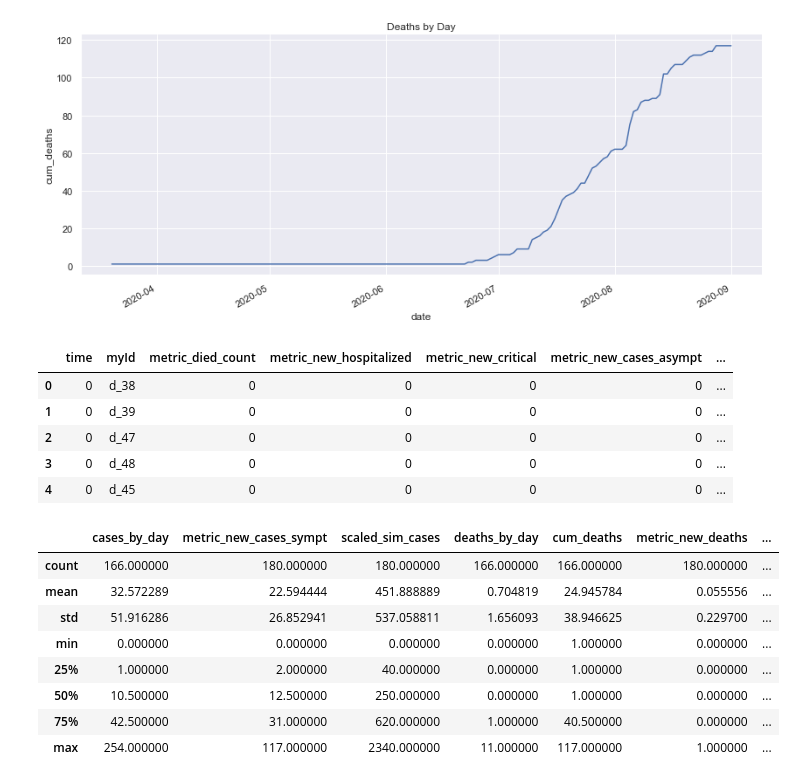
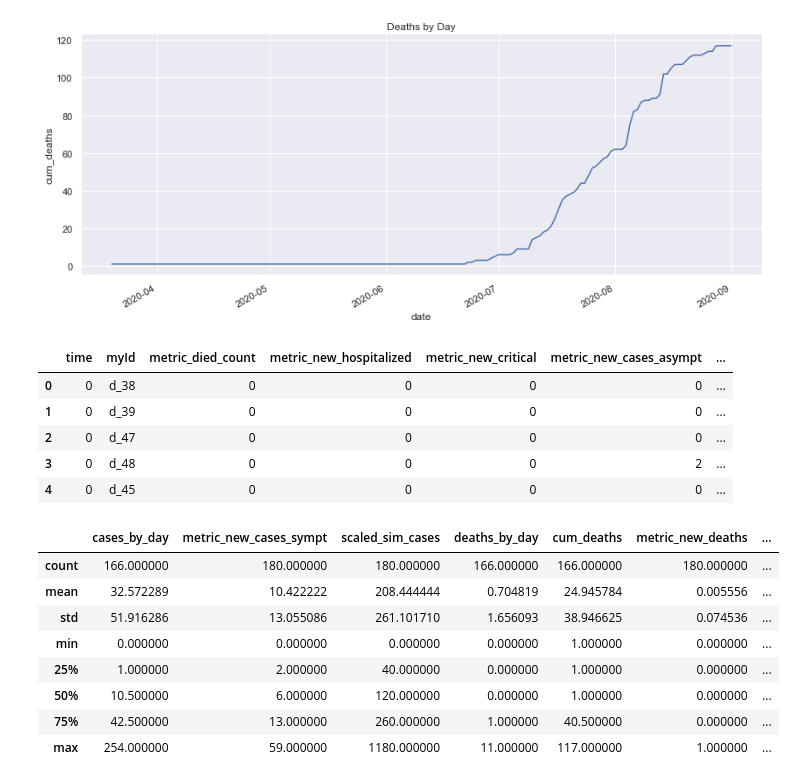
Before and after one commit to dime-worldbank/Disease-Modelling-SSA, a Jupyter notebook: notebooks/Comparisons_sa_v2.ipynb, the cells around one changed output. Drawn from its saved outputs; the diff is of its cells as text; code cells hidden in the pictures.

```diff
--- a/notebooks/Comparisons_sa_v2.ipynb
+++ b/notebooks/Comparisons_sa_v2.ipynb
@@ -52,7 +52,7 @@ Please note that it is TAB DELIMITED - if your data is not, then you will need t
 
 
 # read and clean the data
-results_filename = (path_output+'exportMe9927_03_180_swdata_server_v2.txt')
+results_filename = (path_output+'exportMe9927_03_180_swdata_server_v3.txt')
 r_data = pd.read_csv(results_filename, sep='\t')
 r_data['districtId'] = [int(str(x).split('_')[1]) for x in r_data["myId"]] # she is renaming districtid myId
 r_data.head()
@@ -226,7 +232,7 @@ r_data.head()
 | 0 | 0 | d_38 | 0 | 0 | 0 | 0 | ... |
 | 1 | 0 | d_39 | 0 | 0 | 0 | 0 | ... |
 | 2 | 0 | d_47 | 0 | 0 | 0 | 0 | ... |
-| 3 | 0 | d_48 | 0 | 0 | 0 | 0 | ... |
+| 3 | 0 | d_48 | 0 | 0 | 0 | 2 | ... |
 | 4 | 0 | d_45 | 0 | 0 | 0 | 0 | ... |
 # %%
 # create the national cases and cumulative deaths by day equivalent
@@ -237,30 +243,30 @@ nat_daily_sim.to_csv(path_output+'nat_daily_sim.csv')
 # %%
 # join the real and sim data
 real_plus_sim=nat_daily_sim.join(comb_data, lsuffix='_sim', rsuffix='real')
 
 # create a scaled up variable of cases and deaths x20
 real_plus_sim['scaled_sim_cases']=real_plus_sim['metric_new_cases_sympt'] *20
 real_plus_sim['scaled_sim_deaths']=real_plus_sim['metric_new_deaths' ] *20
 
 
 # create the cumulative variable for sim deaths
 real_plus_sim['cum_deaths_sim']=real_plus_sim['metric_new_deaths'].cumsum()
 real_plus_sim['cum_deaths_sim_scaled']=real_plus_sim['scaled_sim_deaths'].cumsum()
 
 
 real_plus_sim= real_plus_sim[['date', 'cases_by_day', 'metric_new_cases_sympt', 'scaled_sim_cases', 'deaths_by_day', 'cum_deaths', 'metric_new_deaths', 'metric_died_count', 'scaled_sim_deaths', 'cum_deaths_sim', 'cum_deaths_sim_scaled']]
-real_plus_sim.to_csv(path_output+'real_plus_sim_03_180_swdata_server_v2.csv')
+real_plus_sim.to_csv(path_output+'real_plus_sim_2439_03_180_20GB.csv')
 real_plus_sim.describe()
 # %% [output]
 |  | cases_by_day | metric_new_cases_sympt | scaled_sim_cases | deaths_by_day | cum_deaths | metric_new_deaths | ... |
 | count | 166.000000 | 180.000000 | 180.000000 | 166.000000 | 166.000000 | 180.000000 | ... |
-| mean | 32.572289 | 22.594444 | 451.888889 | 0.704819 | 24.945784 | 0.055556 | ... |
-| std | 51.916286 | 26.852941 | 537.058811 | 1.656093 | 38.946625 | 0.229700 | ... |
+| mean | 32.572289 | 10.422222 | 208.444444 | 0.704819 | 24.945784 | 0.005556 | ... |
+| std | 51.916286 | 13.055086 | 261.101710 | 1.656093 | 38.946625 | 0.074536 | ... |
 | min | 0.000000 | 0.000000 | 0.000000 | 0.000000 | 1.000000 | 0.000000 | ... |
 | 25% | 1.000000 | 2.000000 | 40.000000 | 0.000000 | 1.000000 | 0.000000 | ... |
-| 50% | 10.500000 | 12.500000 | 250.000000 | 0.000000 | 1.000000 | 0.000000 | ... |
-| 75% | 42.500000 | 31.000000 | 620.000000 | 1.000000 | 40.500000 | 0.000000 | ... |
-| max | 254.000000 | 117.000000 | 2340.000000 | 11.000000 | 117.000000 | 1.000000 | ... |
+| 50% | 10.500000 | 6.000000 | 120.000000 | 0.000000 | 1.000000 | 0.000000 | ... |
+| 75% | 42.500000 | 13.000000 | 260.000000 | 1.000000 | 40.500000 | 0.000000 | ... |
+| max | 254.000000 | 59.000000 | 1180.000000 | 11.000000 | 117.000000 | 1.000000 | ... |
 # %%
 g = sns.relplot(x="time", y="scaled_sim_cases", kind="line", data=real_plus_sim).set(title="Scaled Simulated Cases by Day")
 g.fig.autofmt_xdate()
```
Also changed, not shown: parts of 9 cells of this notebook, 2 other files.
